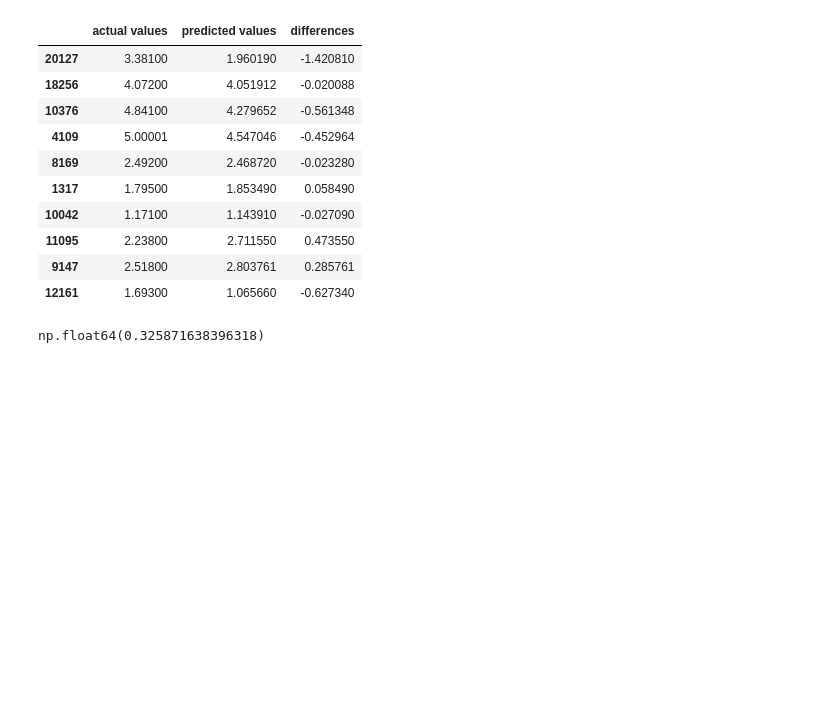
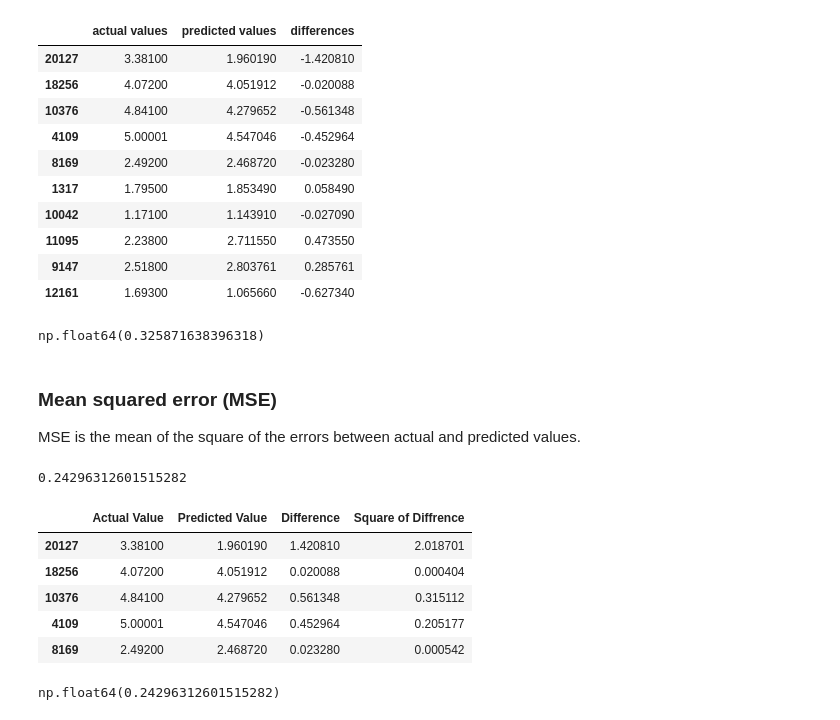
Before and after one commit to Saumyakhushlani/Introduction-to-Pandas-Numpy-Scikitlearn, a Jupyter notebook: Introduction-to-Scikit-learn.ipynb, the cells around one changed output. Saved outputs shown, nothing was run; the diff lists cells and outputs as text; code cells hidden in the pictures; blank space fills up the shorter version.

```diff
--- a/Introduction-to-Scikit-learn.ipynb
+++ b/Introduction-to-Scikit-learn.ipynb
@@ -1301,3 +1301,34 @@ df.head(10)
 np.abs(df["differences"]).mean()
 # %% [output]
 np.float64(0.325871638396318)
+# %% [markdown]
+### Mean squared error (MSE)
+
+MSE is the mean of the square of the errors between actual and predicted values.
+# %%
+#MSE
+from sklearn.metrics import mean_squared_error
+
+y_preds= model.predict(X_test)
+
+
+mean_squared_error(y_test,y_preds)
+# %% [output]
+0.24296312601515282
+# %%
+df = pd.DataFrame({"Actual Value":y_test,
+               "Predicted Value":y_preds})
+df["Difference"]=df["Actual Value"]-df["Predicted Value"]
+df["Square of Diffrence"]=df["Difference"]*df["Difference"]
+df.head()
+# %% [output]
+|  | Actual Value | Predicted Value | Difference | Square of Diffrence |
+| 20127 | 3.38100 | 1.960190 | 1.420810 | 2.018701 |
+| 18256 | 4.07200 | 4.051912 | 0.020088 | 0.000404 |
+| 10376 | 4.84100 | 4.279652 | 0.561348 | 0.315112 |
+| 4109 | 5.00001 | 4.547046 | 0.452964 | 0.205177 |
+| 8169 | 2.49200 | 2.468720 | 0.023280 | 0.000542 |
+# %%
+df["Square of Diffrence"].mean()
+# %% [output]
+np.float64(0.24296312601515282)
```
Also changed, not shown: parts of 20 cells of this notebook.
